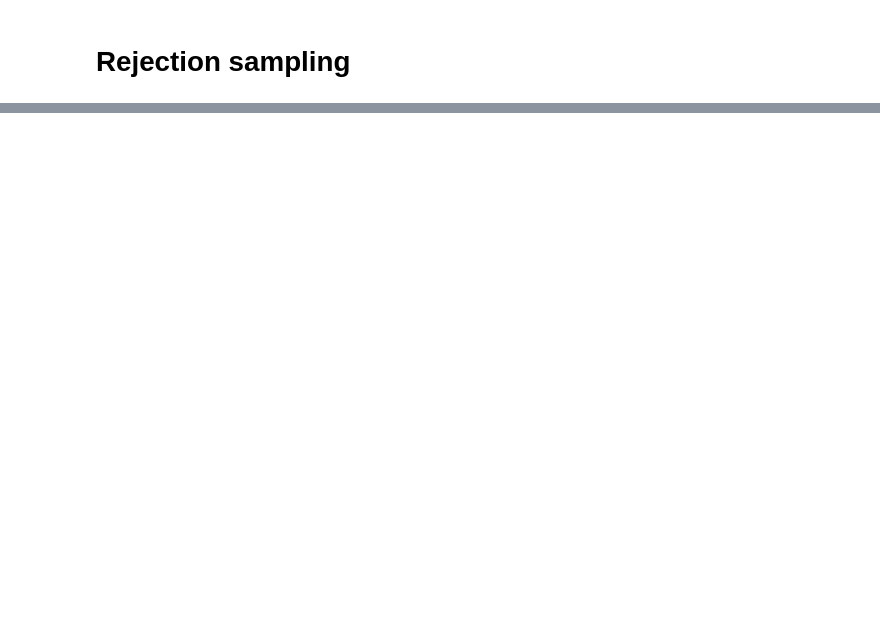
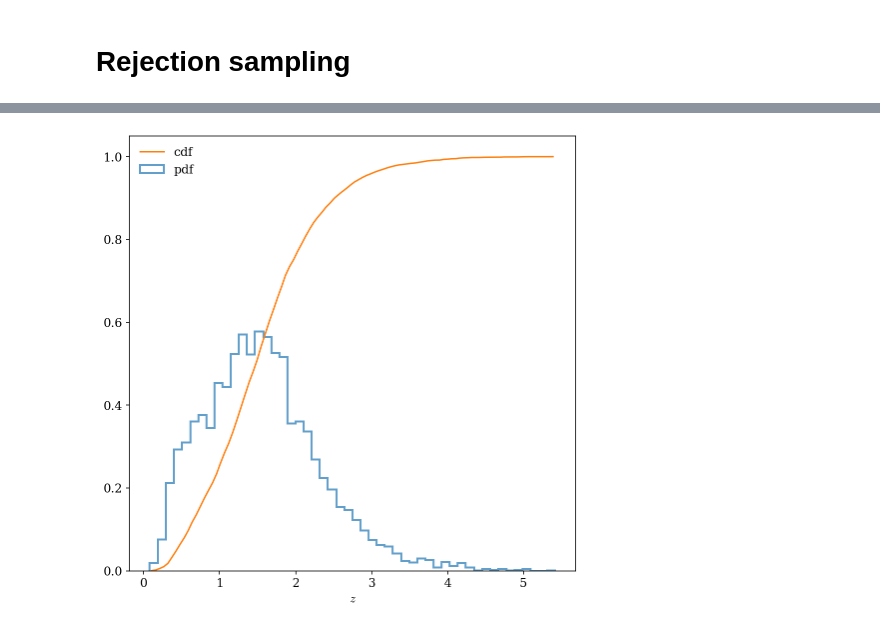
Before and after one commit to asantini29/astrostatistics_bicocca_2022, a Jupyter notebook: working/L_04_Cloning_quasars.ipynb, the cells around one changed output, grey strips where cells are left out. Cells and saved outputs as stored; diff of their text form; code cells hidden in the pictures; blank space fills up the shorter version.

```diff
--- a/working/L_04_Cloning_quasars.ipynb
+++ b/working/L_04_Cloning_quasars.ipynb
@@ -59,0 +60,14 @@ plt.show()
+# %%
+centers = (edges[1:] + edges[:-1]) / 2 #centers of the bins
+cdf_sum = np.cumsum(n) / np.sum(n) #estimate of the cumulative sum
+
+cdf = scipy.interpolate.interp1d(centers, cdf_sum) #cdf
+cdf_inverse = scipy.interpolate.interp1d(cdf_sum, centers) #inverse of the cdf
+# %%
+plt.hist(z, bins = 50, density = True, histtype = 'step', lw = 2, alpha = 0.7, label = 'pdf')
+plt.plot(centers, cdf(centers), label = 'cdf')
+plt.xlabel('$z$')
+plt.legend(frameon = False)
+plt.show()
+# %% [output]
+[figure, added]
```
Also changed, not shown: parts of 10 cells of this notebook.
